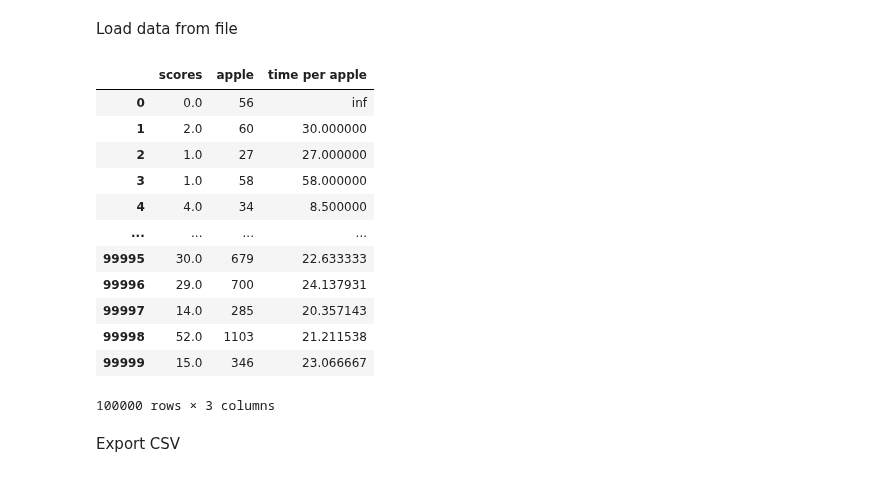
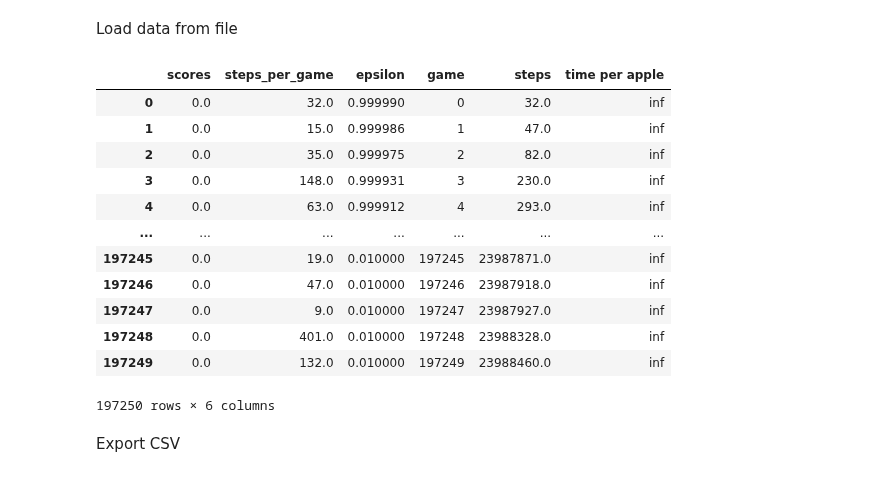
Before and after one commit to vietnhprivat/snake_ai, a Jupyter notebook: src/Classes/data_collection_training_data.ipynb, the cells around one changed output. Drawn from its saved outputs; the diff is of its cells as text; code cells hidden in the pictures.

```diff
--- a/src/Classes/data_collection_training_data.ipynb
+++ b/src/Classes/data_collection_training_data.ipynb
@@ -17,45 +17,45 @@ Load data from file
 # %%
 def load_data(file_path, model=None):
     # file_path = 'DQL_PLOT/TEST_PLOTS/plot_file_vector.pkl'
     # file_path = 'DQL_PLOT/TEST_PLOTS/plot_file_grid.pkl'
 
     with open(file_path, 'rb') as file:
         data = pickle.load(file)
         data = np.array(data)
 
 
     # load data as dataframe
     if model == 'tql': data = {'scores': data[0]/10, 'apple': data[1], 'time per apple': data[1] / (data[0]/10)}
     else: data = {'scores': data[0]/10,
             'steps_per_game': data[1],
             'epsilon': data[2],
             'game': np.arange(len(data[0])),
             'steps' : np.cumsum(data[1]),
             'time per apple': data[1] / (data[0]/10)
             }
     dataframe = pd.DataFrame(data = data)
 
     return dataframe
 
 # Defining data
 onestep = load_data(file_path='DQL_PLOT/TEST_PLOTS/onestep_training_17_01.pkl')
 vector = load_data(file_path='DQL_PLOT/TEST_PLOTS/vector_training_17_01.pkl')
 tql = load_data(file_path='TAB_MODEL_AND_PLOT/DATA_PLOT_TRAINING/tab_optim_rewards.pkl', model="tql")
-tql
+grid = load_data(file_path='DQL_PLOT/TEST_PLOTS/grid_training_18_01.pkl')
 # %% [output]
-|  | scores | apple | time per apple |
-| 0 | 0.0 | 56 | inf |
-| 1 | 2.0 | 60 | 30.000000 |
-| 2 | 1.0 | 27 | 27.000000 |
-| 3 | 1.0 | 58 | 58.000000 |
-| 4 | 4.0 | 34 | 8.500000 |
-| ... | ... | ... | ... |
-| 99995 | 30.0 | 679 | 22.633333 |
-| 99996 | 29.0 | 700 | 24.137931 |
-| 99997 | 14.0 | 285 | 20.357143 |
-| 99998 | 52.0 | 1103 | 21.211538 |
-| 99999 | 15.0 | 346 | 23.066667 |
+|  | scores | steps_per_game | epsilon | game | steps | time per apple |
+| 0 | 0.0 | 32.0 | 0.999990 | 0 | 32.0 | inf |
+| 1 | 0.0 | 15.0 | 0.999986 | 1 | 47.0 | inf |
+| 2 | 0.0 | 35.0 | 0.999975 | 2 | 82.0 | inf |
+| 3 | 0.0 | 148.0 | 0.999931 | 3 | 230.0 | inf |
+| 4 | 0.0 | 63.0 | 0.999912 | 4 | 293.0 | inf |
+| ... | ... | ... | ... | ... | ... | ... |
+| 197245 | 0.0 | 19.0 | 0.010000 | 197245 | 23987871.0 | inf |
+| 197246 | 0.0 | 47.0 | 0.010000 | 197246 | 23987918.0 | inf |
+| 197247 | 0.0 | 9.0 | 0.010000 | 197247 | 23987927.0 | inf |
+| 197248 | 0.0 | 401.0 | 0.010000 | 197248 | 23988328.0 | inf |
+| 197249 | 0.0 | 132.0 | 0.010000 | 197249 | 23988460.0 | inf |
-100000 rows × 3 columns
+197250 rows × 6 columns
 # %% [markdown]
 Export CSV
 # %%
```
Also changed, not shown: parts of 4 cells of this notebook, 1 other file.
